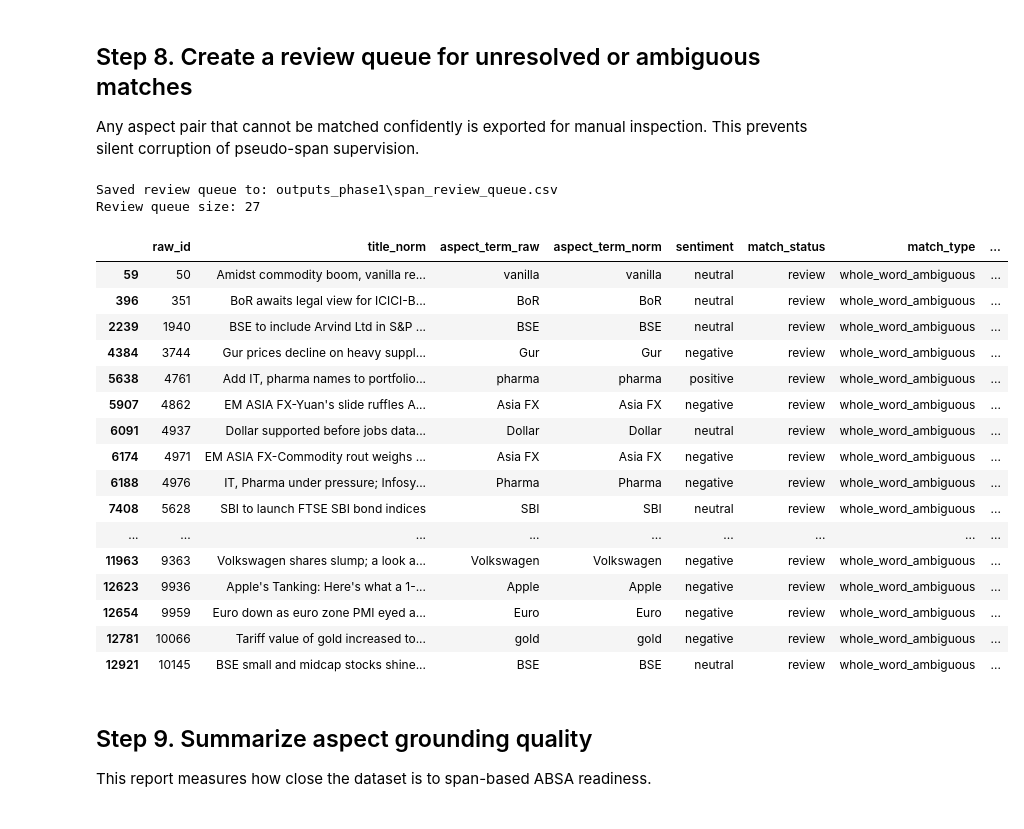
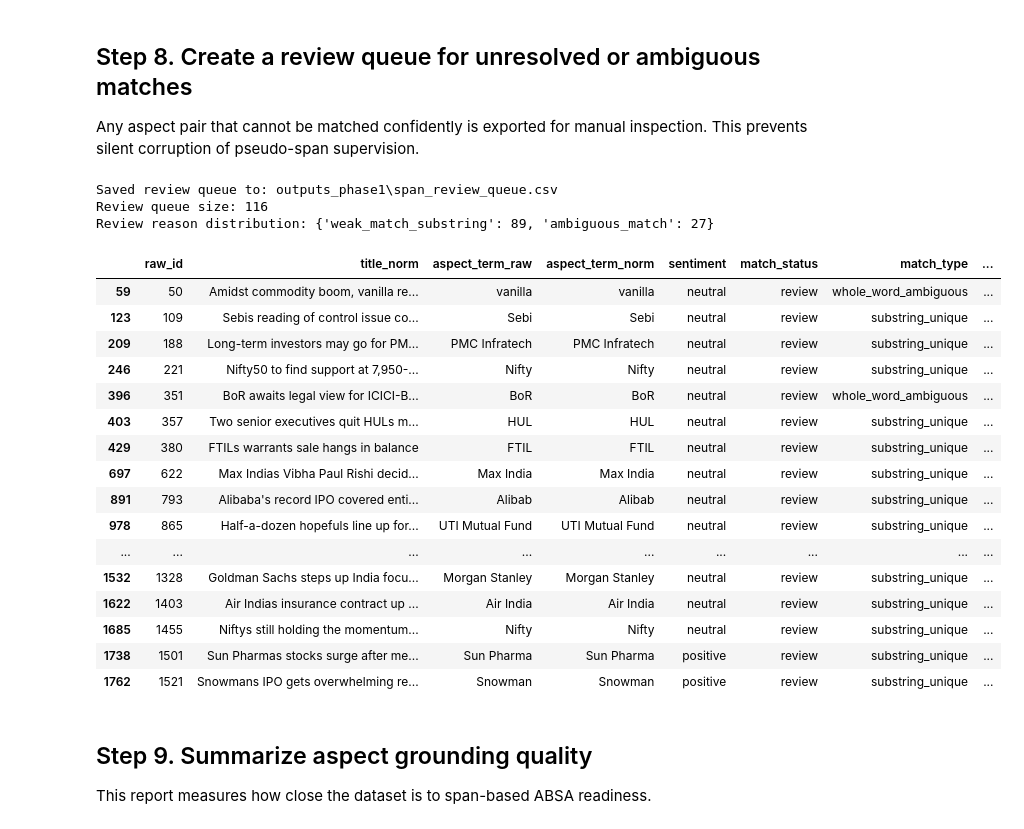
Before and after one commit to JKFlipFlop1108/NLP_PROJECT_ABSA, a Jupyter notebook: Phase 1 — Canonical ABSA Readiness Audit for Finance ABSA Dataset.ipynb, the cells around one changed output. Drawn from its saved outputs; the diff is of its cells as text; code cells hidden in the pictures.

```diff
--- a/Phase 1 — Canonical ABSA Readiness Audit for Finance ABSA Dataset.ipynb
+++ b/Phase 1 — Canonical ABSA Readiness Audit for Finance ABSA Dataset.ipynb
@@ -322,7 +322,7 @@ def match_aspect_span(text, term):
     ex = find_exact_substring_matches(text, term)
     if len(ex) == 1:
         return {
-            "match_status": "matched",
+            "match_status": "review",
             "match_type": "substring_unique",
             "char_from": ex[0][0],
             "char_to": ex[0][1],
@@ -341,7 +341,7 @@ def match_aspect_span(text, term):
     nm = find_normalized_match(text, term)
     if len(nm) == 1:
         return {
-            "match_status": "matched",
+            "match_status": "review",
             "match_type": "normalized_unique",
             "char_from": nm[0][0],
             "char_to": nm[0][1],
@@ -439,39 +454,59 @@ df_aspect.loc[
 Any aspect pair that cannot be matched confidently is exported for manual inspection.
 This prevents silent corruption of pseudo-span supervision.
 # %%
+def derive_review_reason(row):
+    if row["span_recovery_ok"] is False:
+        return "failed_recovery"
+    if row["match_type"] == "substring_unique":
+        return "weak_match_substring"
+    if row["match_type"] == "normalized_unique":
+        return "weak_match_normalized"
+    if "ambiguous" in str(row["match_type"]):
+        return "ambiguous_match"
+    if row["match_type"] == "not_found":
+        return "not_found"
+    if row["match_type"] == "empty_term":
+        return "empty_term"
+    return "review_other"
+
 df_review = df_aspect.loc[
     (df_aspect["match_status"] != "matched") |
     (df_aspect["span_recovery_ok"] == False),
     [
         "raw_id", "title_norm", "aspect_term_raw", "aspect_term_norm",
-        "sentiment", "match_status", "match_type", "num_candidates"
+        "sentiment", "match_status", "match_type", "num_candidates",
+        "char_from", "char_to"
     ]
 ].copy()
+
+df_review["review_reason"] = df_aspect.loc[df_review.index].apply(derive_review_reason, axis=1)
 
 df_review.to_csv(SPAN_REVIEW_QUEUE_PATH, index=False)
 print("Saved review queue to:", SPAN_REVIEW_QUEUE_PATH)
 print("Review queue size:", len(df_review))
+print("Review reason distribution:", df_review["review_reason"].value_counts().to_dict())
 df_review.head(20)
 # %% [output]
 Saved review queue to: outputs_phase1\span_review_queue.csv
-Review queue size: 27
+Review queue size: 116
+Review reason distribution: {'weak_match_substring': 89, 'ambiguous_match': 27}
 |  | raw_id | title_norm | aspect_term_raw | aspect_term_norm | sentiment | match_status | match_type | ... |
 | 59 | 50 | Amidst commodity boom, vanilla re... | vanilla | vanilla | neutral | review | whole_word_ambiguous | ... |
+| 123 | 109 | Sebis reading of control issue co... | Sebi | Sebi | neutral | review | substring_unique | ... |
+| 209 | 188 | Long-term investors may go for PM... | PMC Infratech | PMC Infratech | neutral | review | substring_unique | ... |
+| 246 | 221 | Nifty50 to find support at 7,950-... | Nifty | Nifty | neutral | review | substring_unique | ... |
 | 396 | 351 | BoR awaits legal view for ICICI-B... | BoR | BoR | neutral | review | whole_word_ambiguous | ... |
-| 2239 | 1940 | BSE to include Arvind Ltd in S&P ... | BSE | BSE | neutral | review | whole_word_ambiguous | ... |
-| 4384 | 3744 | Gur prices decline on heavy suppl... | Gur | Gur | negative | review | whole_word_ambiguous | ... |
-| 5638 | 4761 | Add IT, pharma names to portfolio... | pharma | pharma | positive | review | whole_word_ambiguous | ... |
-| 5907 | 4862 | EM ASIA FX-Yuan's slide ruffles A... | Asia FX | Asia FX | negative | review | whole_word_ambiguous | ... |
-| 6091 | 4937 | Dollar supported before jobs data... | Dollar | Dollar | neutral | review | whole_word_ambiguous | ... |
-| 6174 | 4971 | EM ASIA FX-Commodity rout weighs ... | Asia FX | Asia FX | negative | review | whole_word_ambiguous | ... |
-| 6188 | 4976 | IT, Pharma under pressure; Infosy... | Pharma | Pharma | negative | review | whole_word_ambiguous | ... |
-| 7408 | 5628 | SBI to launch FTSE SBI bond indices | SBI | SBI | neutral | review | whole_word_ambiguous | ... |
+| 403 | 357 | Two senior executives quit HULs m... | HUL | HUL | neutral | review | substring_unique | ... |
+| 429 | 380 | FTILs warrants sale hangs in balance | FTIL | FTIL | neutral | review | substring_unique | ... |
+| 697 | 622 | Max Indias Vibha Paul Rishi decid... | Max India | Max India | neutral | review | substring_unique | ... |
+| 891 | 793 | Alibaba's record IPO covered enti... | Alibab | Alibab | neutral | review | substring_unique | ... |
+| 978 | 865 | Half-a-dozen hopefuls line up for... | UTI Mutual Fund | UTI Mutual Fund | neutral | review | substring_unique | ... |
 | ... | ... | ... | ... | ... | ... | ... | ... | ... |
-| 11963 | 9363 | Volkswagen shares slump; a look a... | Volkswagen | Volkswagen | negative | review | whole_word_ambiguous | ... |
-| 12623 | 9936 | Apple's Tanking: Here's what a 1-... | Apple | Apple | negative | review | whole_word_ambiguous | ... |
-| 12654 | 9959 | Euro down as euro zone PMI eyed a... | Euro | Euro | negative | review | whole_word_ambiguous | ... |
-| 12781 | 10066 | Tariff value of gold increased to... | gold | gold | negative | review | whole_word_ambiguous | ... |
-| 12921 | 10145 | BSE small and midcap stocks shine... | BSE | BSE | neutral | review | whole_word_ambiguous | ... |
+| 1532 | 1328 | Goldman Sachs steps up India focu... | Morgan Stanley | Morgan Stanley | neutral | review | substring_unique | ... |
+| 1622 | 1403 | Air Indias insurance contract up ... | Air India | Air India | neutral | review | substring_unique | ... |
+| 1685 | 1455 | Niftys still holding the momentum... | Nifty | Nifty | neutral | review | substring_unique | ... |
+| 1738 | 1501 | Sun Pharmas stocks surge after me... | Sun Pharma | Sun Pharma | positive | review | substring_unique | ... |
+| 1762 | 1521 | Snowmans IPO gets overwhelming re... | Snowman | Snowman | positive | review | substring_unique | ... |
 # %% [markdown]
 ## Step 9. Summarize aspect grounding quality
 
```
Also changed, not shown: parts of 4 cells of this notebook, 34 other files.
